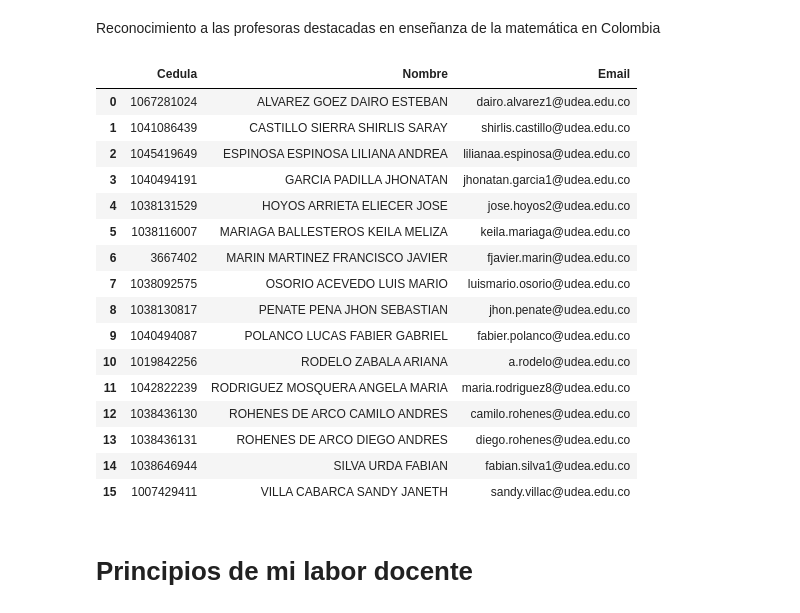
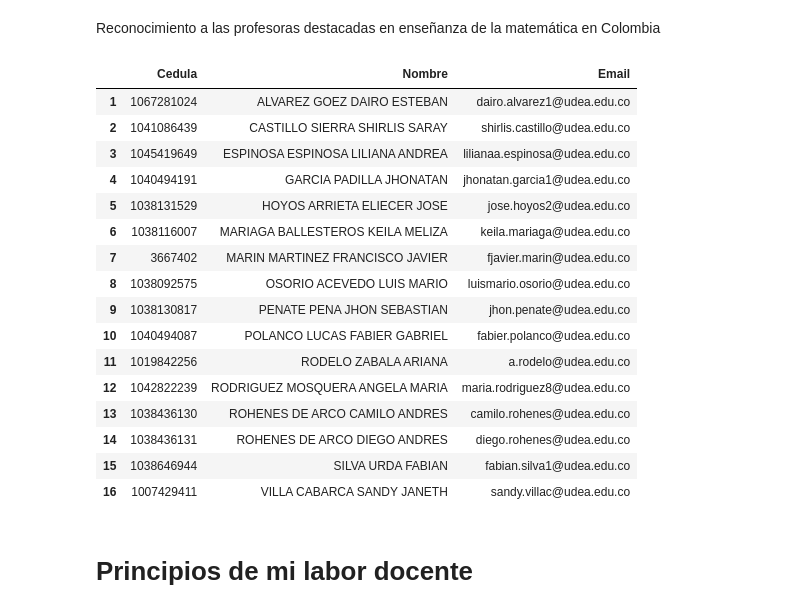
Before and after one commit to marco-canas/analisis_numerico, a Jupyter notebook: 4_planifica_implementa/1_conceptos_preliminares/1_conceptos_preliminares_python.ipynb, the cells around one changed output. Saved outputs shown, nothing was run; the diff lists cells and outputs as text; code cells hidden in the pictures.

```diff
--- a/4_planifica_implementa/1_conceptos_preliminares/1_conceptos_preliminares_python.ipynb
+++ b/4_planifica_implementa/1_conceptos_preliminares/1_conceptos_preliminares_python.ipynb
@@ -107,29 +107,30 @@ Reconocimiento a las profesoras destacadas en enseñanza de la matemática en Co
 # %%
 import pandas as pd
 import numpy as np
 
 # Cargar la lista de estudiantes desde el archivo CSV
 path = 'C:/Users/marco/Documentos/docencia/groups_list/metodos_numericos.xlsx'
 df = pd.read_excel(path)
+df.index = range(1, len(df) + 1)
 df
 # %% [output]
 |  | Cedula | Nombre | Email |
-| 0 | 1067281024 | ALVAREZ GOEZ DAIRO ESTEBAN | dairo.alvarez1@udea.edu.co |
-| 1 | 1041086439 | CASTILLO SIERRA SHIRLIS SARAY | shirlis.castillo@udea.edu.co |
-| 2 | 1045419649 | ESPINOSA ESPINOSA LILIANA ANDREA | lilianaa.espinosa@udea.edu.co |
-| 3 | 1040494191 | GARCIA PADILLA JHONATAN | jhonatan.garcia1@udea.edu.co |
-| 4 | 1038131529 | HOYOS ARRIETA ELIECER JOSE | jose.hoyos2@udea.edu.co |
-| 5 | 1038116007 | MARIAGA BALLESTEROS KEILA MELIZA | keila.mariaga@udea.edu.co |
-| 6 | 3667402 | MARIN MARTINEZ FRANCISCO JAVIER | fjavier.marin@udea.edu.co |
-| 7 | 1038092575 | OSORIO ACEVEDO LUIS MARIO | luismario.osorio@udea.edu.co |
-| 8 | 1038130817 | PENATE PENA JHON SEBASTIAN | jhon.penate@udea.edu.co |
-| 9 | 1040494087 | POLANCO LUCAS FABIER GABRIEL | fabier.polanco@udea.edu.co |
-| 10 | 1019842256 | RODELO ZABALA ARIANA | a.rodelo@udea.edu.co |
-| 11 | 1042822239 | RODRIGUEZ MOSQUERA ANGELA MARIA | maria.rodriguez8@udea.edu.co |
-| 12 | 1038436130 | ROHENES DE ARCO CAMILO ANDRES | camilo.rohenes@udea.edu.co |
-| 13 | 1038436131 | ROHENES DE ARCO DIEGO ANDRES | diego.rohenes@udea.edu.co |
-| 14 | 1038646944 | SILVA URDA FABIAN | fabian.silva1@udea.edu.co |
-| 15 | 1007429411 | VILLA CABARCA SANDY JANETH | sandy.villac@udea.edu.co |
+| 1 | 1067281024 | ALVAREZ GOEZ DAIRO ESTEBAN | dairo.alvarez1@udea.edu.co |
+| 2 | 1041086439 | CASTILLO SIERRA SHIRLIS SARAY | shirlis.castillo@udea.edu.co |
+| 3 | 1045419649 | ESPINOSA ESPINOSA LILIANA ANDREA | lilianaa.espinosa@udea.edu.co |
+| 4 | 1040494191 | GARCIA PADILLA JHONATAN | jhonatan.garcia1@udea.edu.co |
+| 5 | 1038131529 | HOYOS ARRIETA ELIECER JOSE | jose.hoyos2@udea.edu.co |
+| 6 | 1038116007 | MARIAGA BALLESTEROS KEILA MELIZA | keila.mariaga@udea.edu.co |
+| 7 | 3667402 | MARIN MARTINEZ FRANCISCO JAVIER | fjavier.marin@udea.edu.co |
+| 8 | 1038092575 | OSORIO ACEVEDO LUIS MARIO | luismario.osorio@udea.edu.co |
+| 9 | 1038130817 | PENATE PENA JHON SEBASTIAN | jhon.penate@udea.edu.co |
+| 10 | 1040494087 | POLANCO LUCAS FABIER GABRIEL | fabier.polanco@udea.edu.co |
+| 11 | 1019842256 | RODELO ZABALA ARIANA | a.rodelo@udea.edu.co |
+| 12 | 1042822239 | RODRIGUEZ MOSQUERA ANGELA MARIA | maria.rodriguez8@udea.edu.co |
+| 13 | 1038436130 | ROHENES DE ARCO CAMILO ANDRES | camilo.rohenes@udea.edu.co |
+| 14 | 1038436131 | ROHENES DE ARCO DIEGO ANDRES | diego.rohenes@udea.edu.co |
+| 15 | 1038646944 | SILVA URDA FABIAN | fabian.silva1@udea.edu.co |
+| 16 | 1007429411 | VILLA CABARCA SANDY JANETH | sandy.villac@udea.edu.co |
 # %% [markdown]
 
 # Principios de mi labor docente
```
Also changed, not shown: parts of 22 cells of this notebook, 1 other file.
